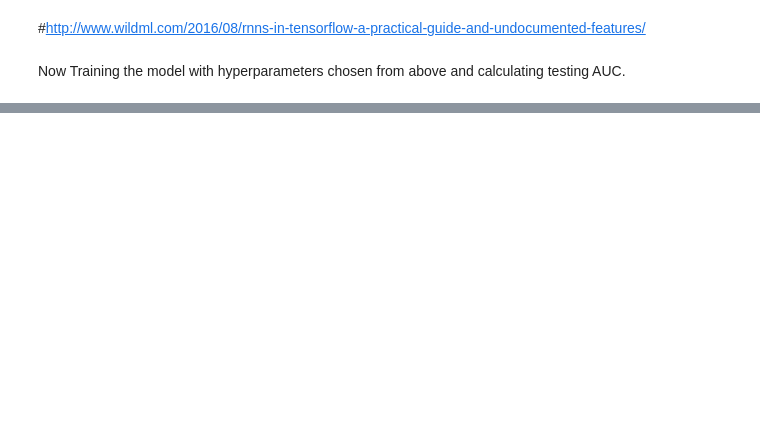
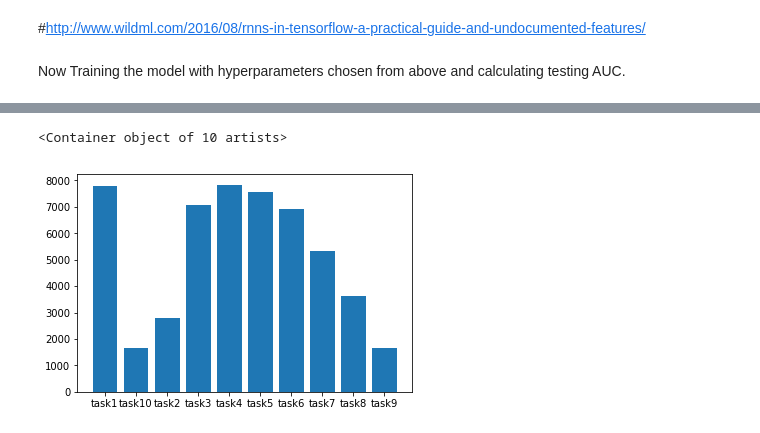
Before and after one commit to aroraakshit/deep_knowledge_tracing, a Jupyter notebook: notebooks/taskID_and_labels_model.ipynb, the cells around one changed output, grey strips where cells are left out. Drawn from its saved outputs; the diff is of its cells as text; code cells hidden in the pictures; blank space fills up the shorter version.

Commit message:
added distributions from data

```diff
--- a/notebooks/taskID_and_labels_model.ipynb
+++ b/notebooks/taskID_and_labels_model.ipynb
@@ -395,0 +398,23 @@ Testing auc for ccssm: 0.9883286
+# %%
+from collections import Counter
+#frequency distribution of taskids
+cnt = Counter()
+cnt2 = Counter()
+another = {}
+position = 1
+another_2 = {}
+position_2 = 1
+for i in student_vectors:
+    for j in student_vectors[i]:
+        if j['ccssm'] not in another:
+            another[j['ccssm']] = "label" + str(position)
+            position = position + 1
+        cnt[another[j['ccssm']]] += 1
+        if j['task_id'] not in another_2:
+            another_2[j['task_id']] = "task" + str(position_2)
+            position_2 = position_2 + 1
+        cnt2[another_2[j['task_id']]] += 1
+plt.bar(cnt2.keys(), cnt2.values())
+# %% [output]
+<Container object of 10 artists>
+[figure, added]
```
Also changed, not shown: parts of 5 cells of this notebook.
